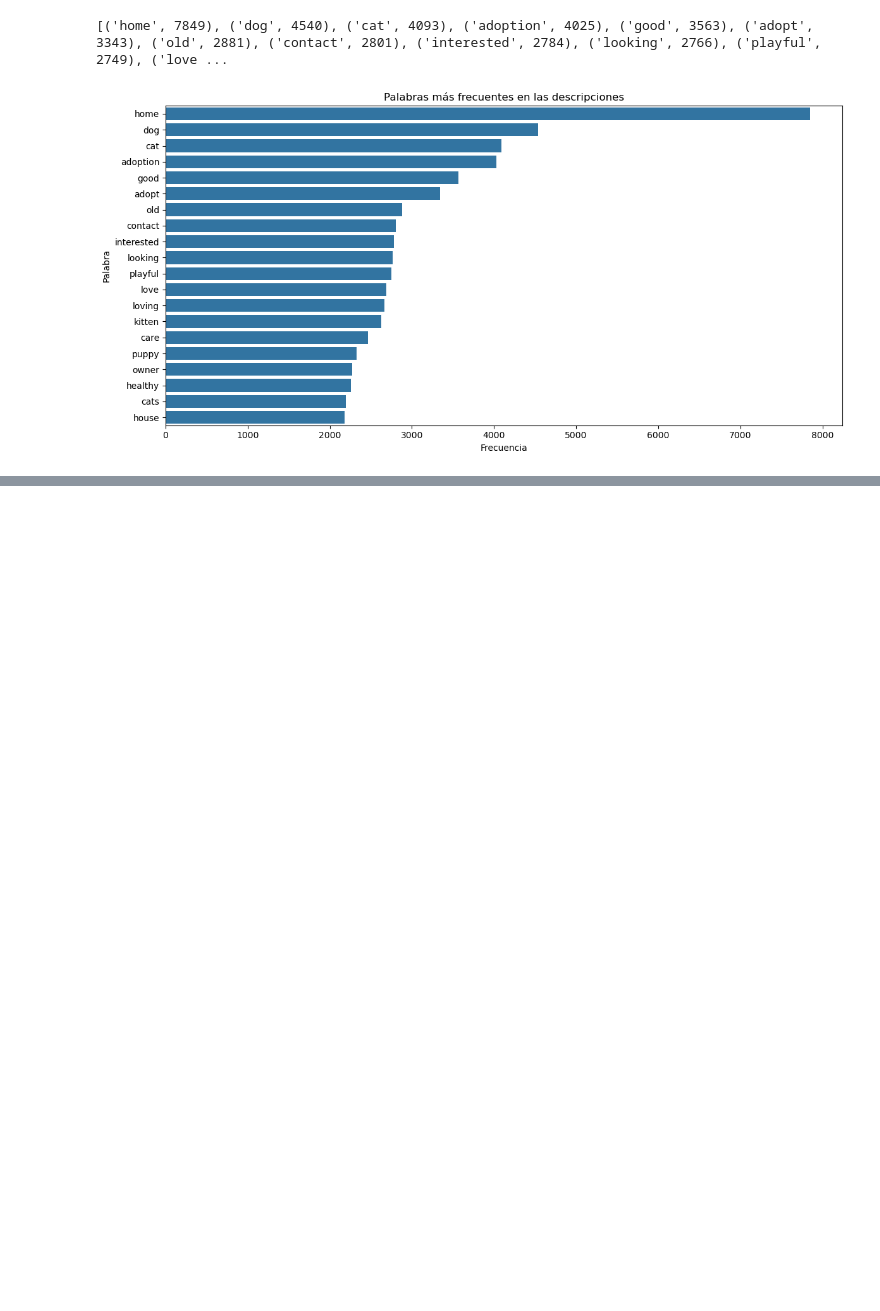
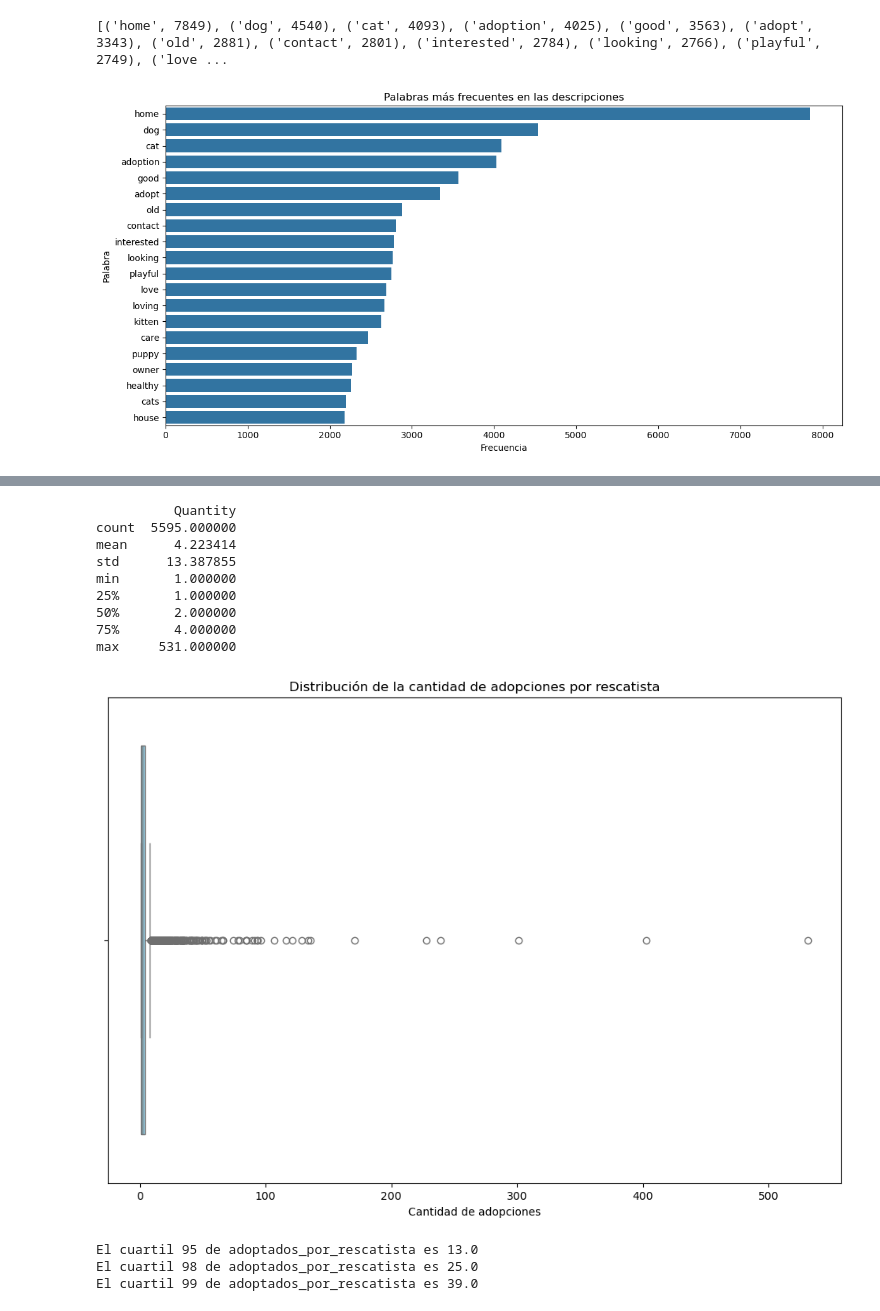
Before and after one commit to AdrianDVnqn/UA_MDM_Labo2_Grupo12, a Jupyter notebook: analisis_nulls.ipynb, the cells around one changed output, grey strips where cells are left out. Saved outputs shown, nothing was run; the diff lists cells and outputs as text; code cells hidden in the pictures; blank space fills up the shorter version.

```diff
--- a/analisis_nulls.ipynb
+++ b/analisis_nulls.ipynb
@@ -270,0 +289,22 @@ plt.show()
+# %%
+import unicodedata
+import re
+
+# Función para limpiar texto y dejar solo caracteres alfanuméricos y espacios
+def clean_text_unicode(text):
+    if pd.isna(text):
+        return ''
+    # Normalizar texto y filtrar caracteres alfanuméricos
+    text = ''.join(
+        char for char in unicodedata.normalize('NFKD', text)
+        if char.isalnum() or char.isspace()
+    )
+    # Eliminar caracteres específicos como 'ð' o patrones no deseados
+    text = re.sub(r'[ð]', '', text)  # Eliminar 'ð'
+    text = re.sub(r'ðð', '', text)  # Eliminar 'ðð'
+    text = text.lower()  # Convertir a minúsculas
+    text = re.sub(r'\s+', ' ', text).strip()  # Eliminar espacios extra
+    return text
+
+# Aplicar la función a la columna 'Name'
+dataset['Nombres_limpios'] = dataset['Name'].apply(lambda x: clean_text_unicode(x))
@@ -270,0 +341,32 @@ plt.show()
+# %%
+import seaborn as sns
+import matplotlib.pyplot as plt
+
+# Crear un DataFrame con la cantidad de adopciones por rescatista
+adoptados_por_rescatista = dataset.groupby('RescuerID')['Quantity'].sum().reset_index().sort_values(by='Quantity', ascending=False)
+print(adoptados_por_rescatista.describe())
+
+# Crear el boxplot
+plt.figure()
+sns.boxplot(data=adoptados_por_rescatista, x='Quantity', color='skyblue', orient='h')
+plt.title('Distribución de la cantidad de adopciones por rescatista')
+plt.xlabel('Cantidad de adopciones')
+plt.show()
+
+print(f"El cuartil 95 de adoptados_por_rescatista es {adoptados_por_rescatista['Quantity'].quantile(0.95)}")  # 95 percentil.quantile(0.95)) # 95 percentil
+print(f"El cuartil 98 de adoptados_por_rescatista es {adoptados_por_rescatista['Quantity'].quantile(0.98)}")
+print(f"El cuartil 99 de adoptados_por_rescatista es {adoptados_por_rescatista['Quantity'].quantile(0.99)}")
+# %% [output]
+          Quantity
+count  5595.000000
+mean      4.223414
+std      13.387855
+min       1.000000
+25%       1.000000
+50%       2.000000
+75%       4.000000
+max     531.000000
+[figure, added]
+El cuartil 95 de adoptados_por_rescatista es 13.0
+El cuartil 98 de adoptados_por_rescatista es 25.0
+El cuartil 99 de adoptados_por_rescatista es 39.0
```
Also changed, not shown: parts of 29 cells of this notebook.
